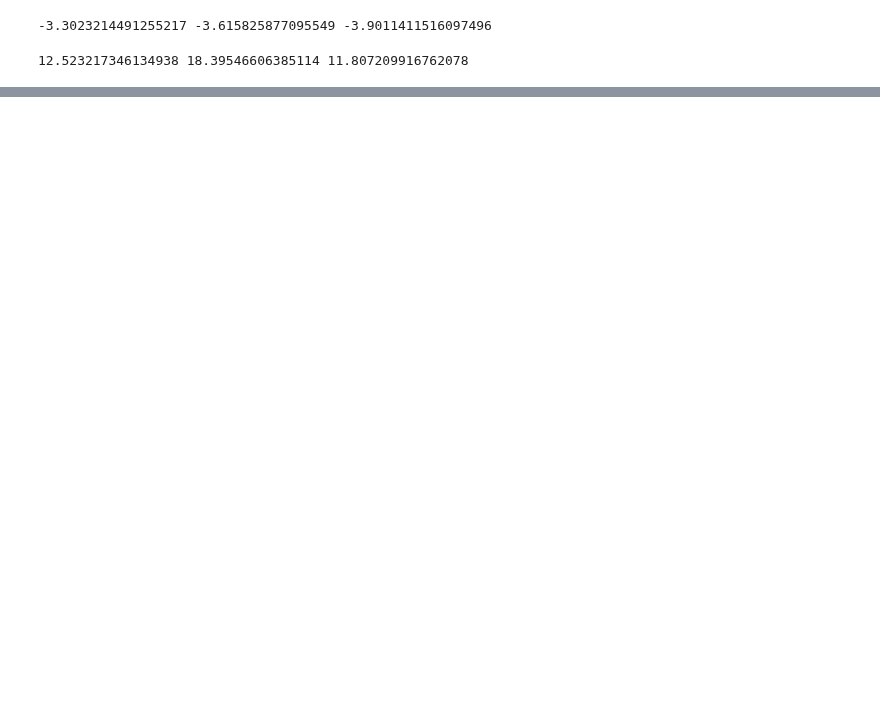
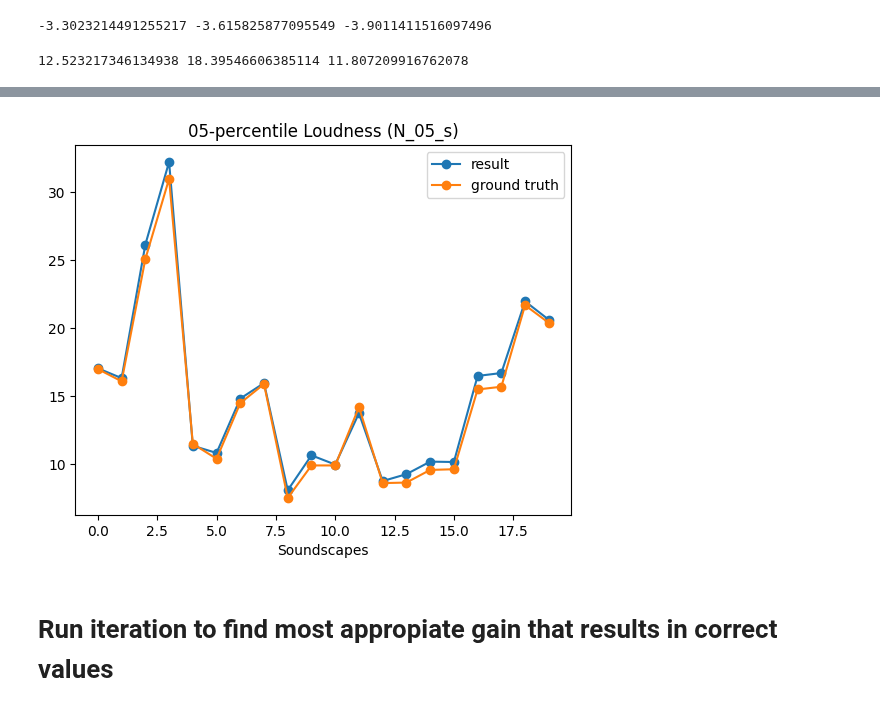
Before and after one commit to amaiasagasti/UrbanPleasantnessEventfulness, a Jupyter notebook: code/extract_features_mosqito.ipynb, the cells around one changed output, grey strips where cells are left out. Drawn from its saved outputs; the diff is of its cells as text; code cells hidden in the pictures; blank space fills up the shorter version.

```diff
--- a/code/extract_features_mosqito.ipynb
+++ b/code/extract_features_mosqito.ipynb
@@ -190,0 +708,15 @@ print(N_avg_lr, N_max_lr, N_05_l)
+# %%
+# 05-Percentile loudness
+plt.figure()
+plt.plot(N_05, "o-", label="result")
+plt.plot(ground_truth[:,3], "o-", label="ground truth")
+#plt.plot(N_05_r, "o-", label="result_R")
+#plt.plot(N_05_l, "o-", label="result_L")
+plt.xlabel('Soundscapes')
+plt.title("05-percentile Loudness (N_05_s)")
+plt.legend()
+plt.show()
+# %% [output]
+[figure, added]
+# %% [markdown]
+# Run iteration to find most appropiate gain that results in correct values
```
Also changed, not shown: parts of 34 cells of this notebook, 23 other files.
